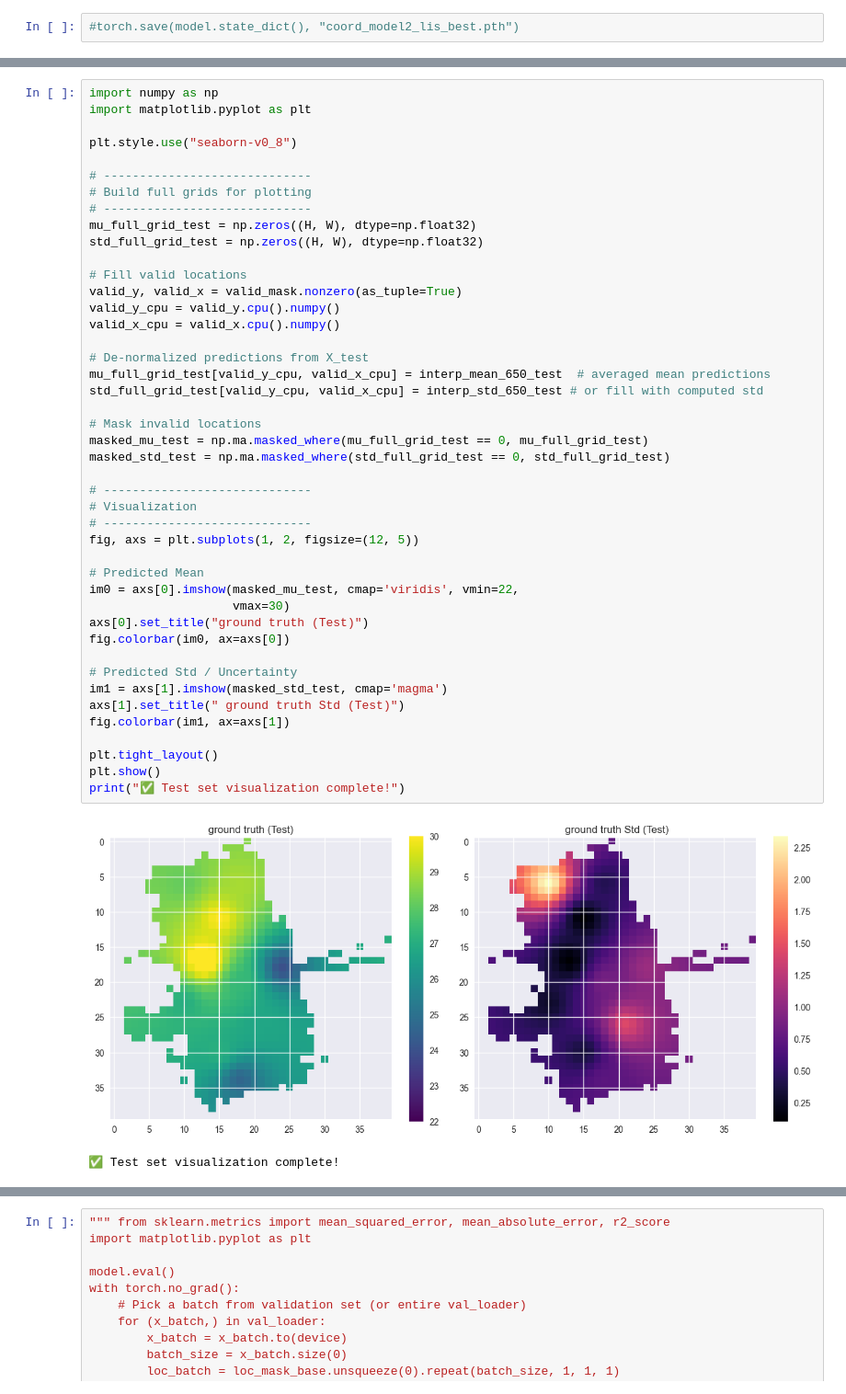
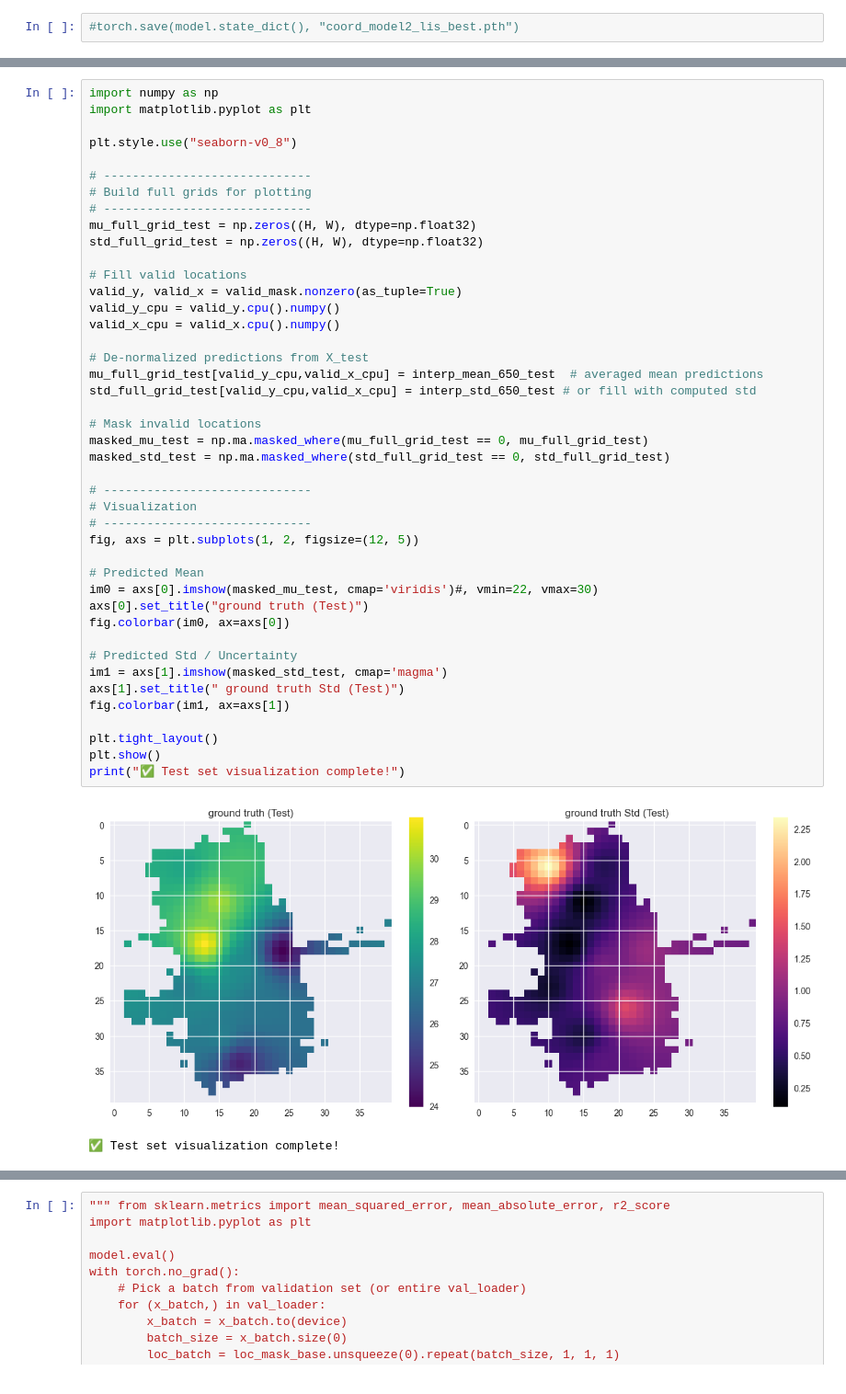
Before and after one commit to longwei-xiao/PyTorch-VAE, a Jupyter notebook: cvae_m2.ipynb, the cells around one changed output, grey strips where cells are left out. Shown at 92% size. Cells and saved outputs as stored; diff of their text form.

```diff
--- a/cvae_m2.ipynb
+++ b/cvae_m2.ipynb
@@ -962,36 +806,35 @@ std_full_grid_test = np.zeros((H, W), dtype=np.float32)
 
 # Fill valid locations
 valid_y, valid_x = valid_mask.nonzero(as_tuple=True)
 valid_y_cpu = valid_y.cpu().numpy()
 valid_x_cpu = valid_x.cpu().numpy()
 
 # De-normalized predictions from X_test
-mu_full_grid_test[valid_y_cpu, valid_x_cpu] = interp_mean_650_test  # averaged mean predictions
-std_full_grid_test[valid_y_cpu, valid_x_cpu] = interp_std_650_test # or fill with computed std
+mu_full_grid_test[valid_y_cpu,valid_x_cpu] = interp_mean_650_test  # averaged mean predictions
+std_full_grid_test[valid_y_cpu,valid_x_cpu] = interp_std_650_test # or fill with computed std
 
 # Mask invalid locations
 masked_mu_test = np.ma.masked_where(mu_full_grid_test == 0, mu_full_grid_test)
 masked_std_test = np.ma.masked_where(std_full_grid_test == 0, std_full_grid_test)
 
 # -----------------------------
 # Visualization
 # -----------------------------
 fig, axs = plt.subplots(1, 2, figsize=(12, 5))
 
 # Predicted Mean
-im0 = axs[0].imshow(masked_mu_test, cmap='viridis', vmin=22,
-                    vmax=30)
+im0 = axs[0].imshow(masked_mu_test, cmap='viridis')#, vmin=22, vmax=30)
 axs[0].set_title("ground truth (Test)")
 fig.colorbar(im0, ax=axs[0])
 
 # Predicted Std / Uncertainty
 im1 = axs[1].imshow(masked_std_test, cmap='magma')
 axs[1].set_title(" ground truth Std (Test)")
 fig.colorbar(im1, ax=axs[1])
 
 plt.tight_layout()
 plt.show()
 print("✅ Test set visualization complete!")
 # %% [output]
-[figure, old version]
+[figure, new version]
 ✅ Test set visualization complete!
```
Also changed, not shown: parts of 13 cells of this notebook, 3 other files.
